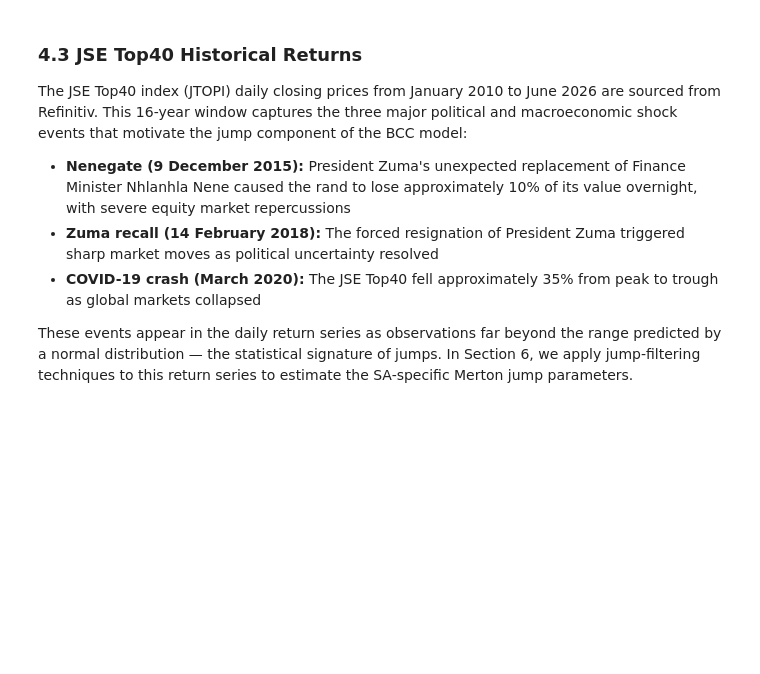
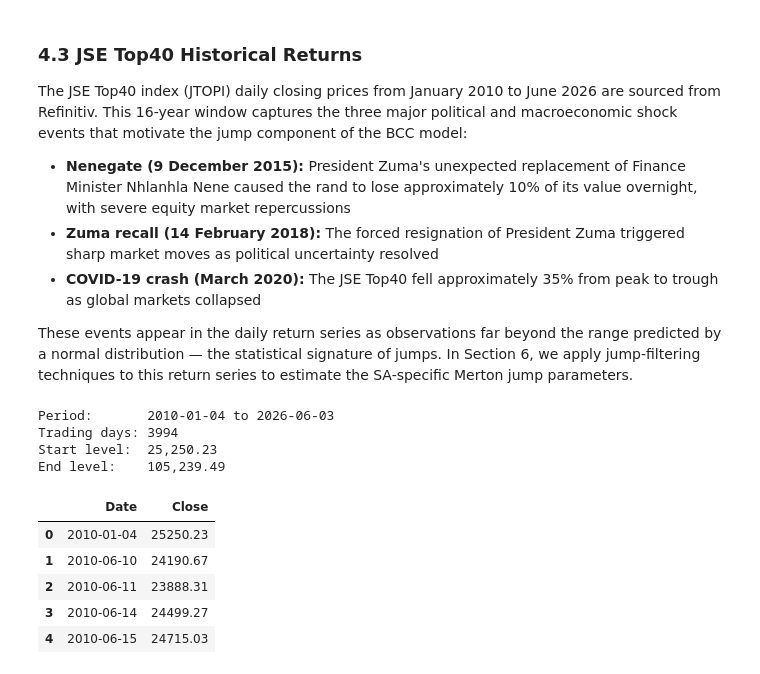
Before and after one commit to LefasoMachere11/bcc-sa-derivatives, a Jupyter notebook: final_project.ipynb, the cells around one changed output. Drawn from its saved outputs; the diff is of its cells as text; code cells hidden in the pictures; blank space fills up the shorter version.

```diff
--- a/final_project.ipynb
+++ b/final_project.ipynb
@@ -642,3 +642,37 @@ normal distribution — the statistical signature of
 jumps. In Section 6, we apply jump-filtering
 techniques to this return series to estimate the
 SA-specific Merton jump parameters.
+# %%
+# Load J200 historical data
+# File uses semicolon separator and comma decimal (SA Excel format)
+j200_raw = pd.read_csv(J200, sep=';', skiprows=2,
+                        names=['Date', 'Close'])
+
+# Force Close column to numeric — handle comma decimals manually
+j200_raw['Close'] = (j200_raw['Close']
+                     .astype(str)
+                     .str.replace(',', '.')
+                     .astype(float))
+
+# Convert date column and sort chronologically
+j200_raw['Date'] = pd.to_datetime(j200_raw['Date'], dayfirst=True)
+j200_raw = j200_raw.dropna().sort_values('Date').reset_index(drop=True)
+
+print(f"Period:       {j200_raw['Date'].min().date()} to "
+      f"{j200_raw['Date'].max().date()}")
+print(f"Trading days: {len(j200_raw)}")
+print(f"Start level:  {j200_raw['Close'].iloc[0]:,.2f}")
+print(f"End level:    {j200_raw['Close'].iloc[-1]:,.2f}")
+print()
+j200_raw.head()
+# %% [output]
+Period:       2010-01-04 to 2026-06-03
+Trading days: 3994
+Start level:  25,250.23
+End level:    105,239.49
+|  | Date | Close |
+| 0 | 2010-01-04 | 25250.23 |
+| 1 | 2010-06-10 | 24190.67 |
+| 2 | 2010-06-11 | 23888.31 |
+| 3 | 2010-06-14 | 24499.27 |
+| 4 | 2010-06-15 | 24715.03 |
```
Also changed, not shown: parts of 4 cells of this notebook.
